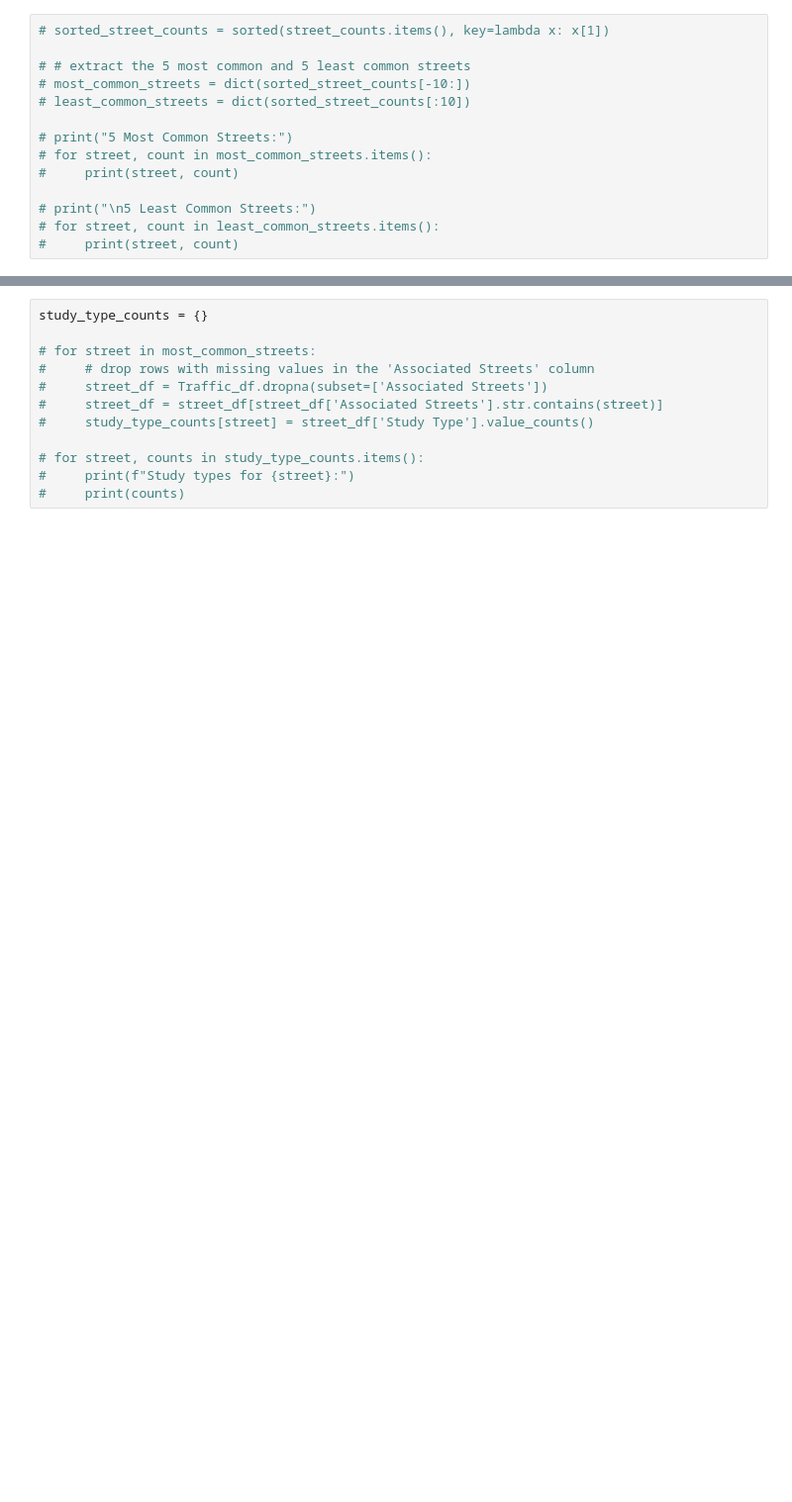
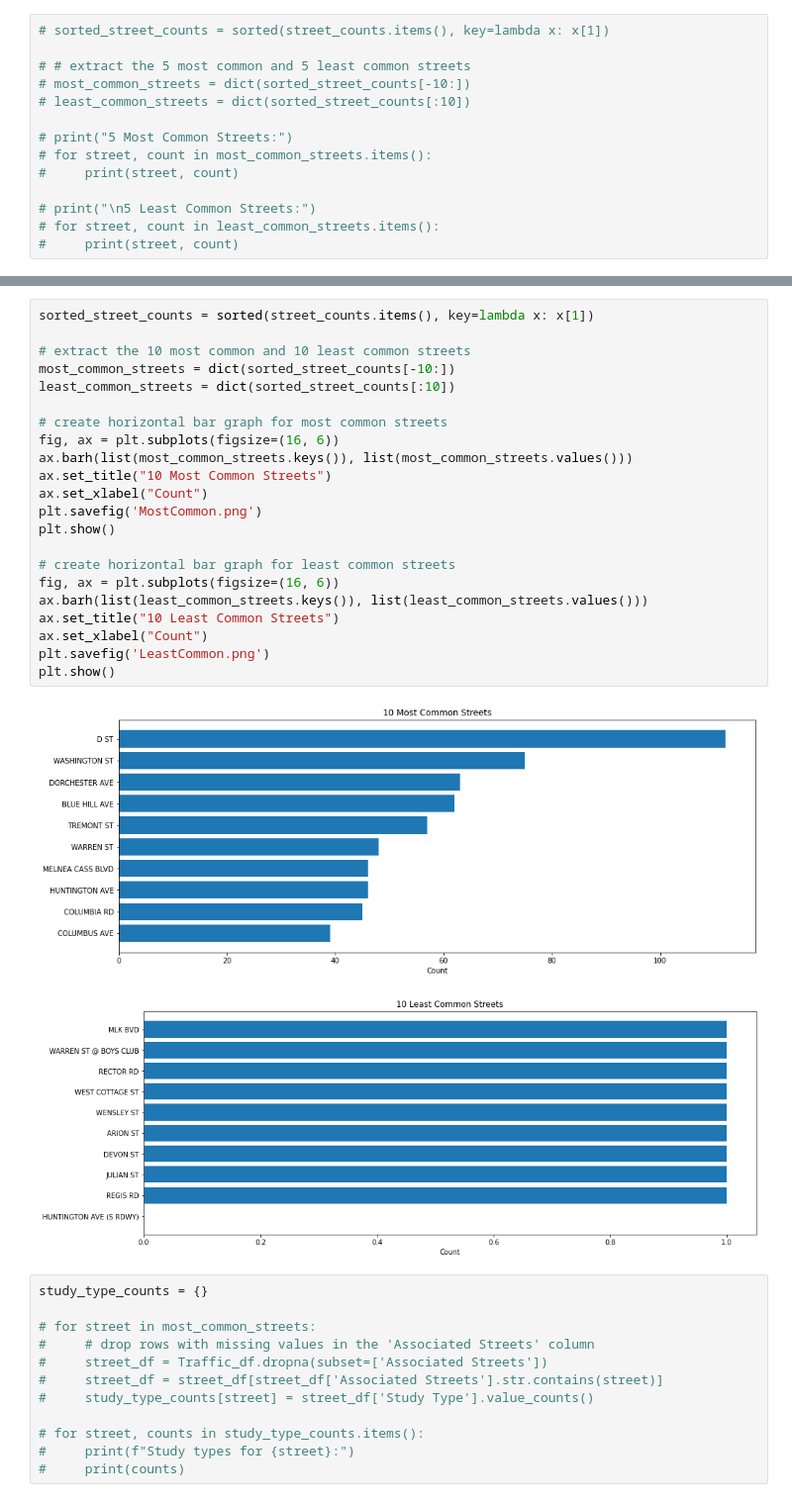
Before and after one commit to BU-Spark/ds-councilor-worrell-gun-violence, a Jupyter notebook: spring23-team-4/deliverables/TransportationGV.ipynb, the cells around one changed output, grey strips where cells are left out. Shown at 99% size. Drawn from its saved outputs; the diff is of its cells as text; blank space fills up the shorter version.

```diff
--- a/spring23-team-4/deliverables/TransportationGV.ipynb
+++ b/spring23-team-4/deliverables/TransportationGV.ipynb
@@ -274,3 +297,28 @@ Name: Study Type, dtype: int64
+# %%
+sorted_street_counts = sorted(street_counts.items(), key=lambda x: x[1])
+
+# extract the 10 most common and 10 least common streets
+most_common_streets = dict(sorted_street_counts[-10:])
+least_common_streets = dict(sorted_street_counts[:10])
+
+# create horizontal bar graph for most common streets
+fig, ax = plt.subplots(figsize=(16, 6))
+ax.barh(list(most_common_streets.keys()), list(most_common_streets.values()))
+ax.set_title("10 Most Common Streets")
+ax.set_xlabel("Count")
+plt.savefig('MostCommon.png')
+plt.show()
+
+# create horizontal bar graph for least common streets
+fig, ax = plt.subplots(figsize=(16, 6))
+ax.barh(list(least_common_streets.keys()), list(least_common_streets.values()))
+ax.set_title("10 Least Common Streets")
+ax.set_xlabel("Count")
+plt.savefig('LeastCommon.png')
+plt.show()
+# %% [output]
+[figure, added]
+[figure, added]
 # %%
 study_type_counts = {}
 
```
Also changed, not shown: parts of 4 cells of this notebook, 15 other files.
